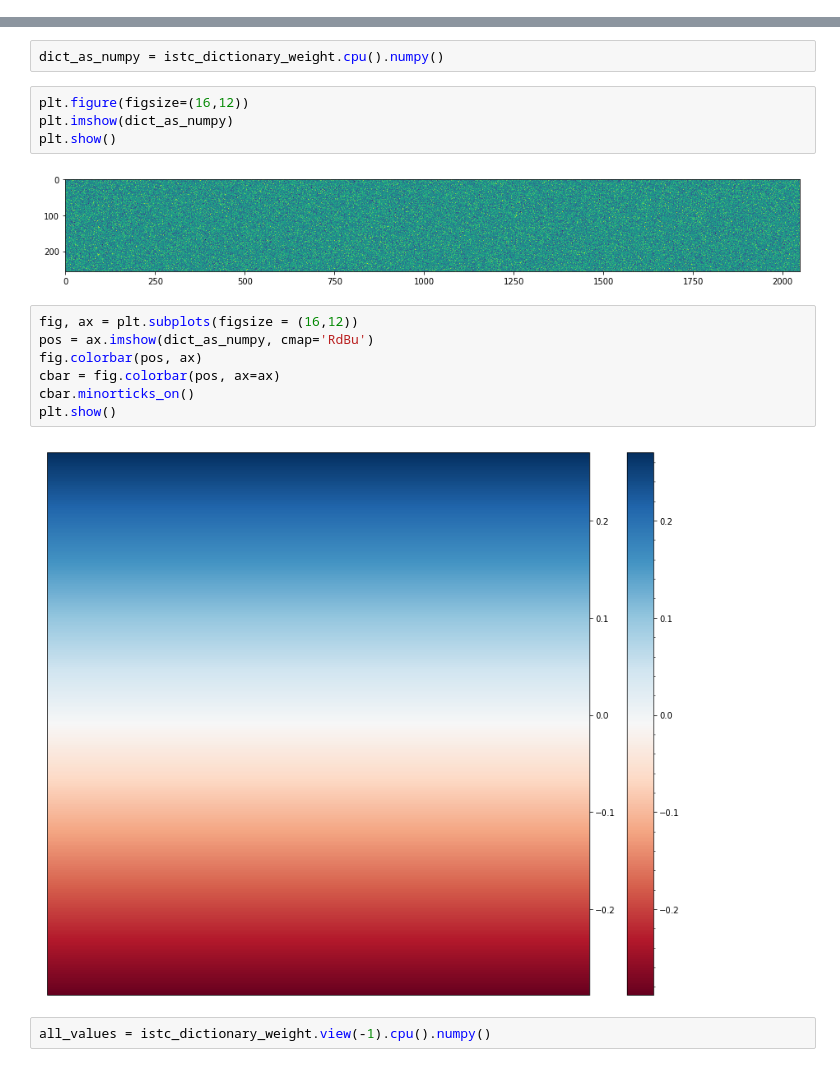
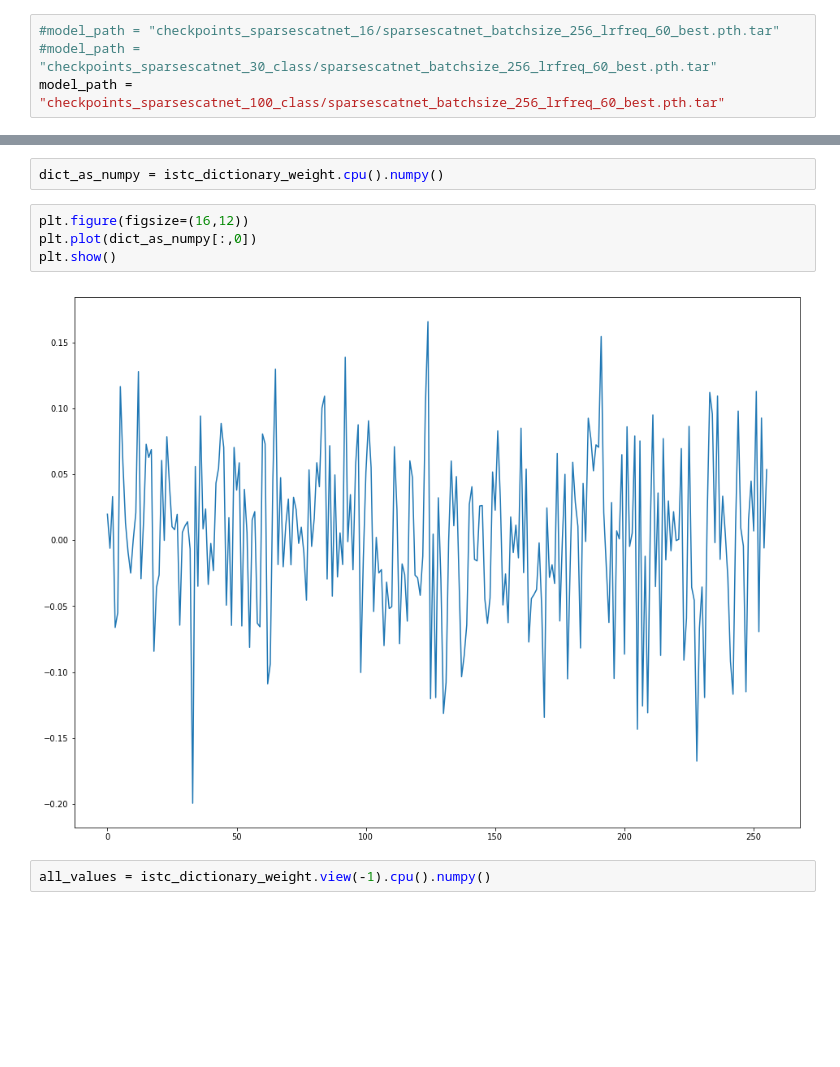
Before and after one commit to ahmedben0/Deep-network-classification-by-scattering-and-homotopy-dictionary-learning, a Jupyter notebook: model_analysis.ipynb, the cells around one changed output, grey strips where cells are left out. Drawn from its saved outputs; the diff is of its cells as text; blank space fills up the shorter version.

Commit message:
add more analysis on the model

```diff
--- a/model_analysis.ipynb
+++ b/model_analysis.ipynb
@@ -67,3 +84,7 @@ model_path = "checkpoints_sparsescatnet_16/sparsescatnet_batchsize_256_lrfreq_60
+# %%
+#model_path = "checkpoints_sparsescatnet_16/sparsescatnet_batchsize_256_lrfreq_60_best.pth.tar"
+#model_path = "checkpoints_sparsescatnet_30_class/sparsescatnet_batchsize_256_lrfreq_60_best.pth.tar"
+model_path = "checkpoints_sparsescatnet_100_class/sparsescatnet_batchsize_256_lrfreq_60_best.pth.tar"
 # %%
 loaded_dict = torch.load(model_path)
 # %%
@@ -107,19 +128,10 @@ torch.Size([2048])
 dict_as_numpy = istc_dictionary_weight.cpu().numpy()
 # %%
 plt.figure(figsize=(16,12))
-plt.imshow(dict_as_numpy)
+plt.plot(dict_as_numpy[:,0])
 plt.show()
 # %% [output]
-[figure, old version]
+[figure, new version]
-# %%
-fig, ax = plt.subplots(figsize = (16,12))
-pos = ax.imshow(dict_as_numpy, cmap='RdBu')
-fig.colorbar(pos, ax)
-cbar = fig.colorbar(pos, ax=ax)
-cbar.minorticks_on()
-plt.show()
-# %% [output]
-[figure, removed]
 # %%
 all_values = istc_dictionary_weight.view(-1).cpu().numpy()
 # %%
```
Also changed, not shown: parts of 57 cells of this notebook.
